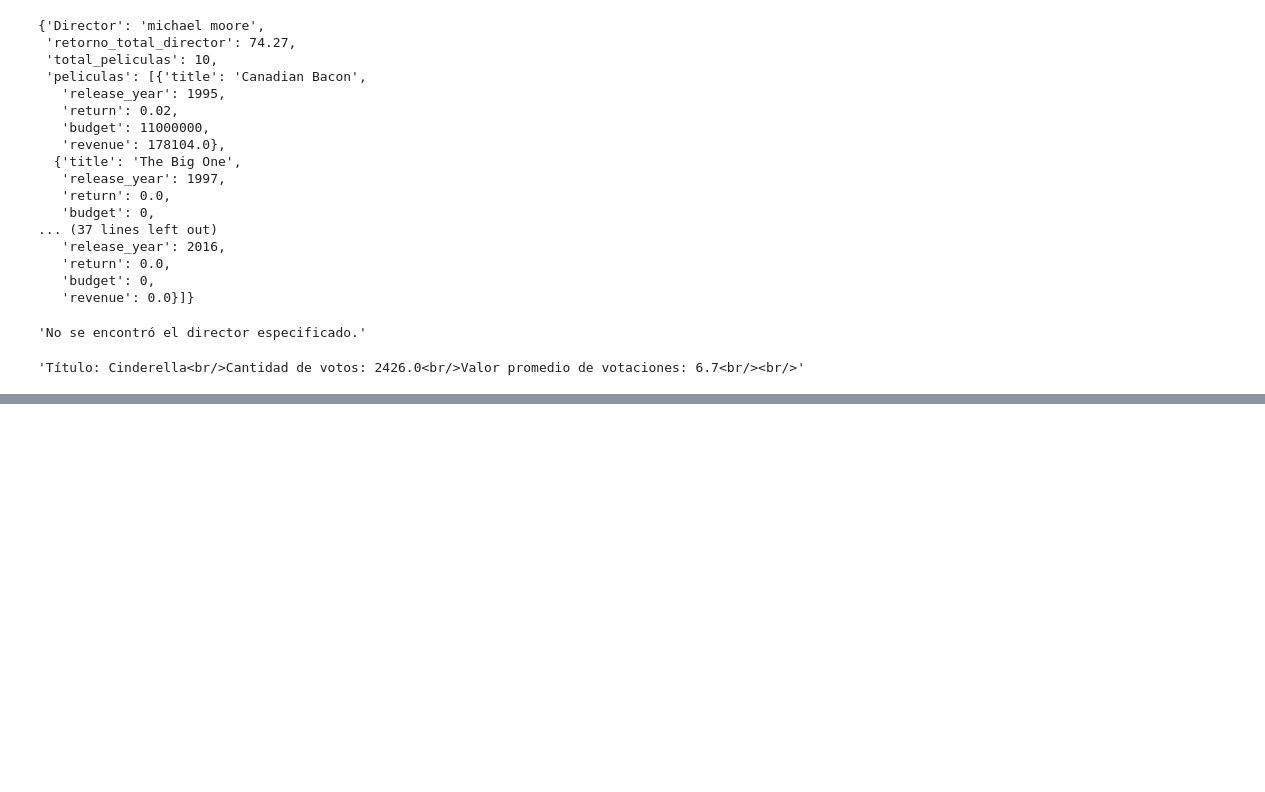
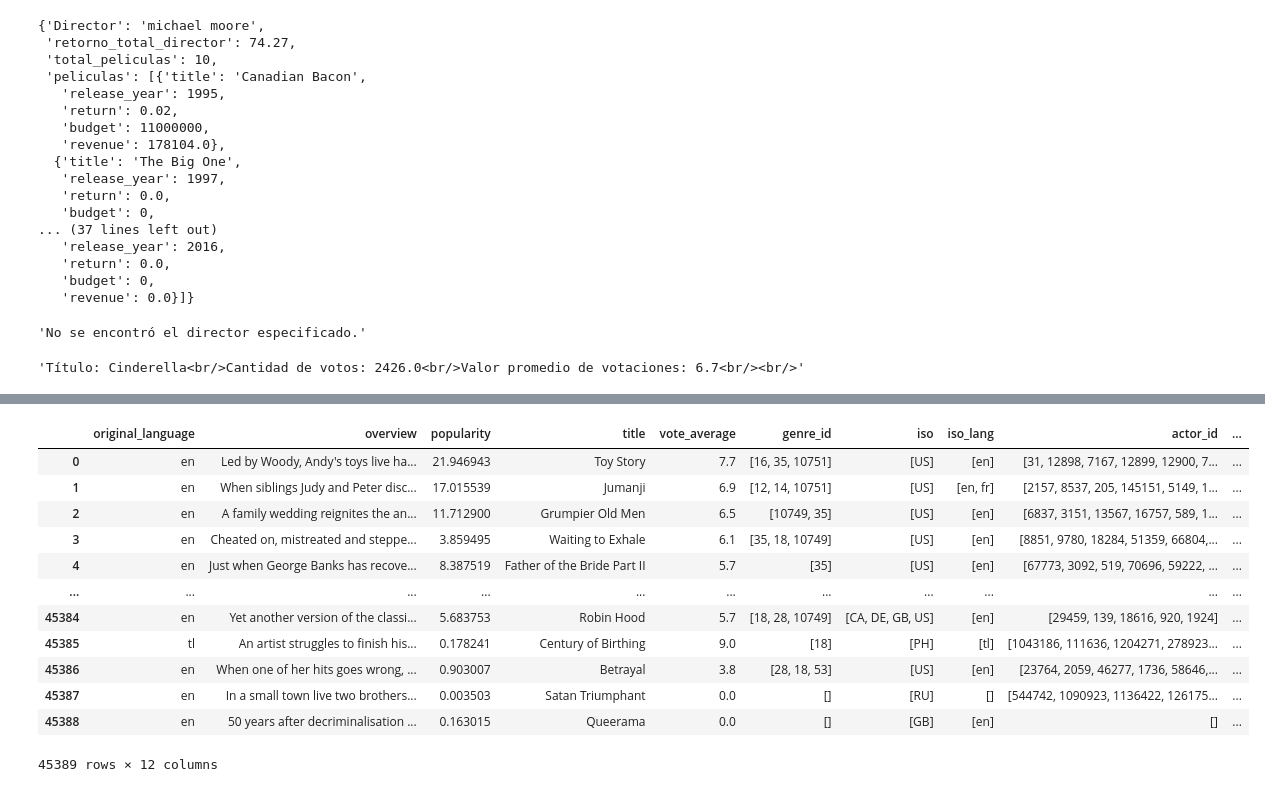
Before and after one commit to HugoSalazarS/movies, a Jupyter notebook: api.ipynb, the cells around one changed output, grey strips where cells are left out. Saved outputs shown, nothing was run; the diff lists cells and outputs as text; code cells hidden in the pictures; blank space fills up the shorter version.

```diff
--- a/api.ipynb
+++ b/api.ipynb
@@ -395,0 +559,45 @@ df.title
+# %%
+# Create a dictionary to store Director names and their corresponding codes
+director_codes = {}
+code_counter = 0
+
+# Function to generate a code (integer) for a Director's name
+def generate_director_code():
+    global code_counter
+    code_counter += 1
+    return code_counter
+
+# Generate codes for Directors and store them in the DataFrame
+for index, row in df1.iterrows():
+    director_name = row['Director']
+
+    # Check if the Director's name already has a code
+    if director_name in director_codes:
+        code = director_codes[director_name]
+    else:
+        # Generate a new code for the Director's name
+        code = generate_director_code()
+        director_codes[director_name] = code
+
+    # Assign the code to the Director_Code column for that row
+    df1.at[index, 'Director_Code'] = code
+
+# Convert the Director_Code column to integer type
+df1['Director_Code'] = df1['Director_Code'].astype(int)
+
+# Print the DataFrame to see the result
+df1
+# %% [output]
+|  | original_language | overview | popularity | title | vote_average | genre_id | iso | iso_lang | actor_id | ... |
+| 0 | en | Led by Woody, Andy's toys live ha... | 21.946943 | Toy Story | 7.7 | [16, 35, 10751] | [US] | [en] | [31, 12898, 7167, 12899, 12900, 7... | ... |
+| 1 | en | When siblings Judy and Peter disc... | 17.015539 | Jumanji | 6.9 | [12, 14, 10751] | [US] | [en, fr] | [2157, 8537, 205, 145151, 5149, 1... | ... |
+| 2 | en | A family wedding reignites the an... | 11.712900 | Grumpier Old Men | 6.5 | [10749, 35] | [US] | [en] | [6837, 3151, 13567, 16757, 589, 1... | ... |
+| 3 | en | Cheated on, mistreated and steppe... | 3.859495 | Waiting to Exhale | 6.1 | [35, 18, 10749] | [US] | [en] | [8851, 9780, 18284, 51359, 66804,... | ... |
+| 4 | en | Just when George Banks has recove... | 8.387519 | Father of the Bride Part II | 5.7 | [35] | [US] | [en] | [67773, 3092, 519, 70696, 59222, ... | ... |
+| ... | ... | ... | ... | ... | ... | ... | ... | ... | ... | ... |
+| 45384 | en | Yet another version of the classi... | 5.683753 | Robin Hood | 5.7 | [18, 28, 10749] | [CA, DE, GB, US] | [en] | [29459, 139, 18616, 920, 1924] | ... |
+| 45385 | tl | An artist struggles to finish his... | 0.178241 | Century of Birthing | 9.0 | [18] | [PH] | [tl] | [1043186, 111636, 1204271, 278923... | ... |
+| 45386 | en | When one of her hits goes wrong, ... | 0.903007 | Betrayal | 3.8 | [28, 18, 53] | [US] | [en] | [23764, 2059, 46277, 1736, 58646,... | ... |
+| 45387 | en | In a small town live two brothers... | 0.003503 | Satan Triumphant | 0.0 | [] | [RU] | [] | [544742, 1090923, 1136422, 126175... | ... |
+| 45388 | en | 50 years after decriminalisation ... | 0.163015 | Queerama | 0.0 | [] | [GB] | [en] | [] | ... |
+45389 rows × 12 columns
```
Also changed, not shown: parts of 18 cells of this notebook, 3 other files.
